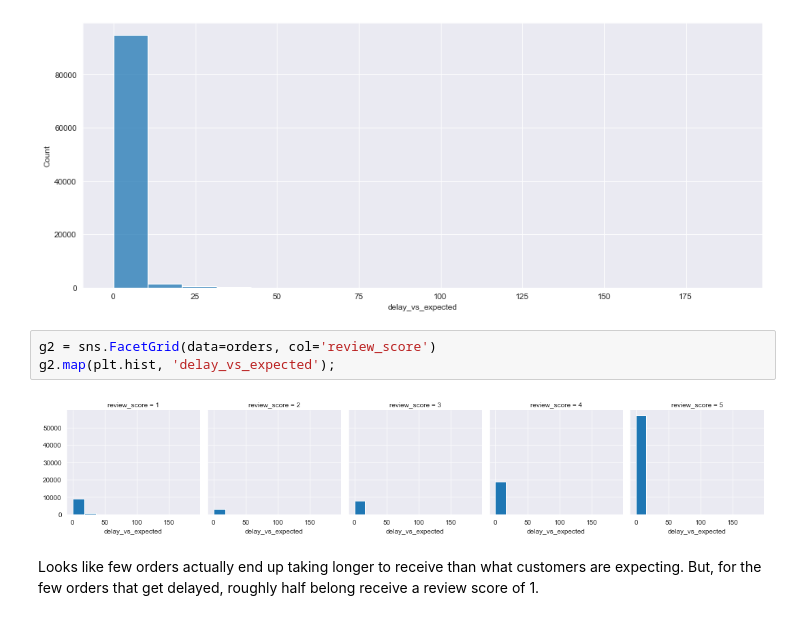
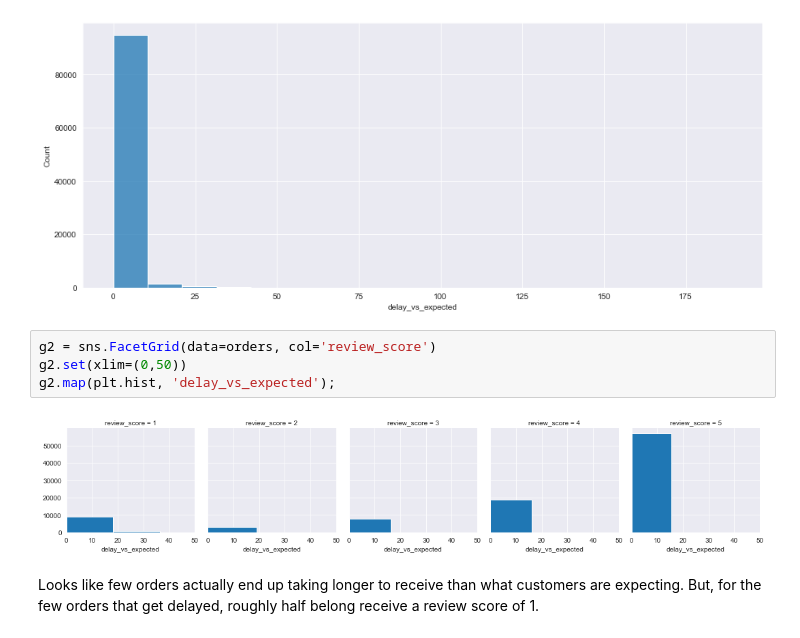
Before and after one commit to phlln/olist-analysis, a Jupyter notebook: notebooks/Orders Analysis.ipynb, the cells around one changed output. Drawn from its saved outputs; the diff is of its cells as text.

```diff
--- a/notebooks/Orders Analysis.ipynb
+++ b/notebooks/Orders Analysis.ipynb
@@ -342,9 +344,10 @@ sns.histplot(orders.delay_vs_expected);
 [figure]
 # %%
 g2 = sns.FacetGrid(data=orders, col='review_score')
+g2.set(xlim=(0,50))
 g2.map(plt.hist, 'delay_vs_expected');
 # %% [output]
-[figure, old version]
+[figure, new version]
 # %% [markdown]
 Looks like few orders actually end up taking longer to receive than what customers are expecting. But, for the few orders that get delayed, roughly half belong receive a review score of 1.
 # %%
```
Also changed, not shown: parts of 15 cells of this notebook.
